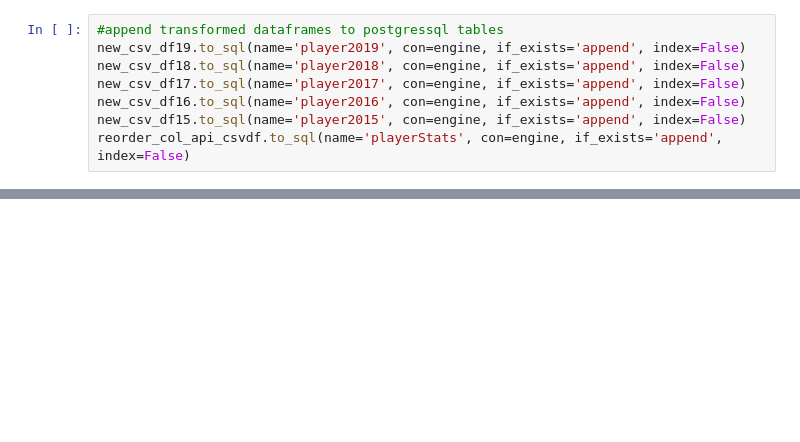
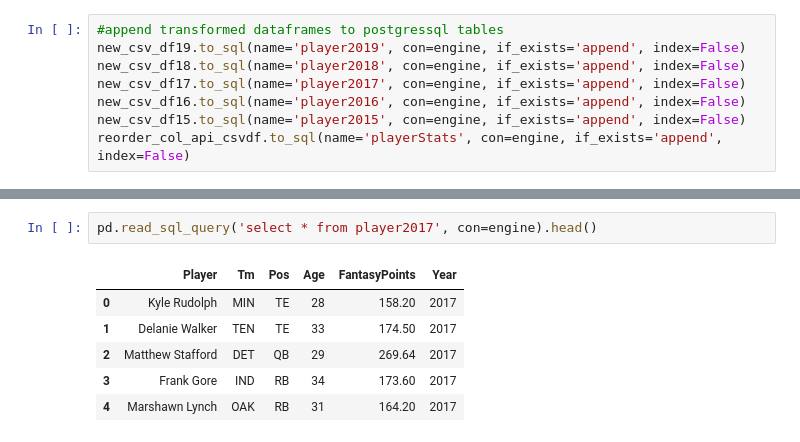
Before and after one commit to tiffanyharris711/etl-project, a Jupyter notebook: ETL_Project.ipynb, the cells around one changed output, grey strips where cells are left out. Saved outputs shown, nothing was run; the diff lists cells and outputs as text; blank space fills up the shorter version.

```diff
--- a/ETL_Project.ipynb
+++ b/ETL_Project.ipynb
@@ -97,0 +190,9 @@ pd.read_sql_query('select * from player2019', con=engine).head()
+# %%
+pd.read_sql_query('select * from player2017', con=engine).head()
+# %% [output]
+|  | Player | Tm | Pos | Age | FantasyPoints | Year |
+| 0 | Kyle Rudolph | MIN | TE | 28 | 158.20 | 2017 |
+| 1 | Delanie Walker | TEN | TE | 33 | 174.50 | 2017 |
+| 2 | Matthew Stafford | DET | QB | 29 | 269.64 | 2017 |
+| 3 | Frank Gore | IND | RB | 34 | 173.60 | 2017 |
+| 4 | Marshawn Lynch | OAK | RB | 31 | 164.20 | 2017 |
```
Also changed, not shown: parts of 38 cells of this notebook, 3 other files.
